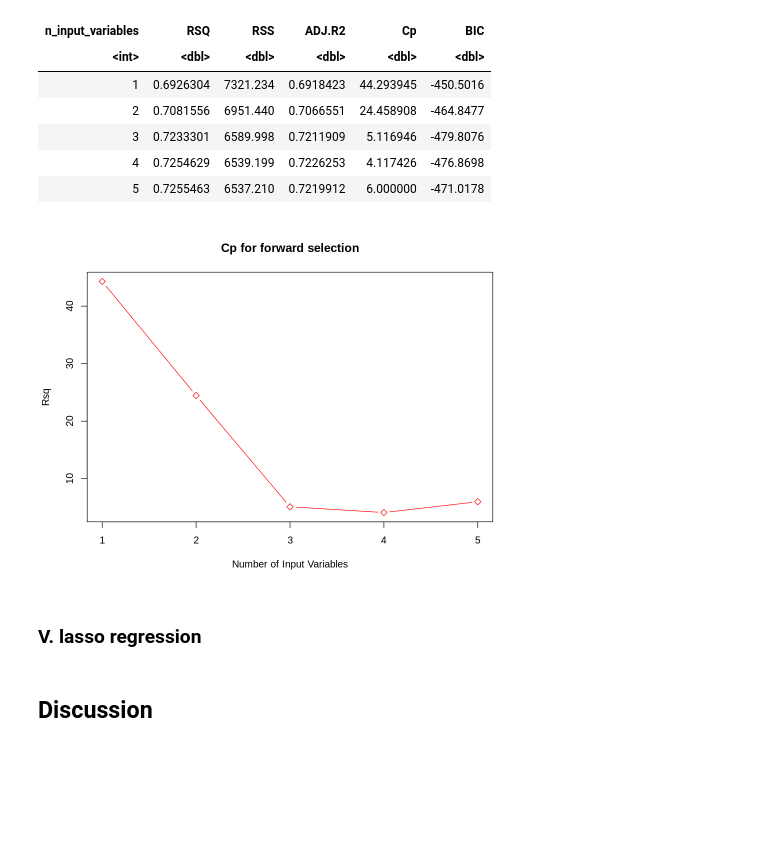
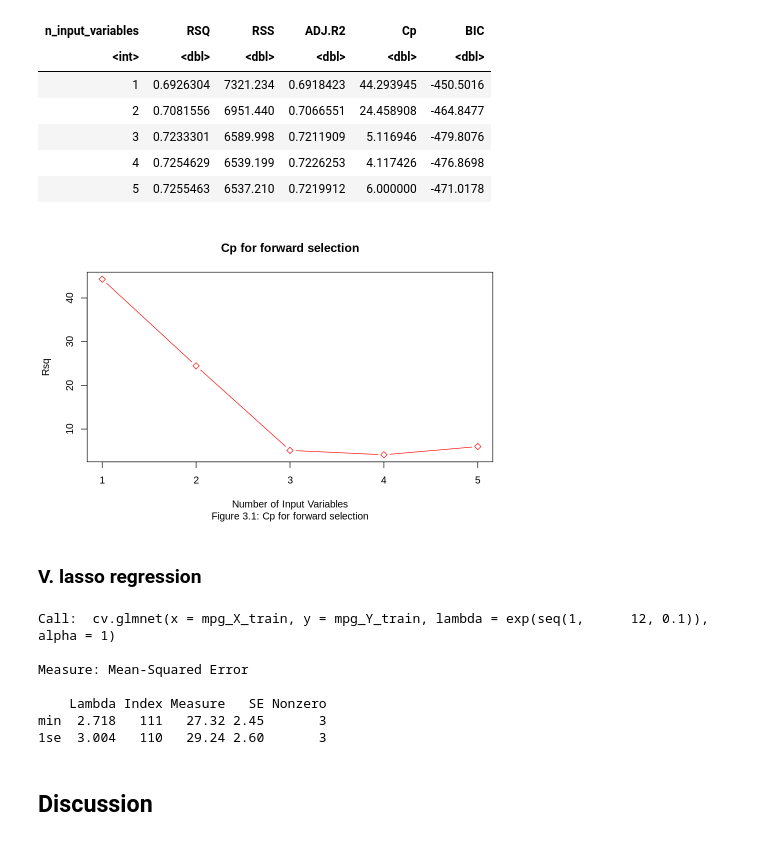
Before and after one commit to Jingfei-li/stat301-project, a Jupyter notebook: project_proposal.ipynb, the cells around one changed output. Drawn from its saved outputs; the diff is of its cells as text; code cells hidden in the pictures; blank space fills up the shorter version.

```diff
--- a/project_proposal.ipynb
+++ b/project_proposal.ipynb
@@ -237,11 +249,11 @@ A tibble: 5 × 6
 # %%
 plot(summary(mpg_forward_sel)$cp,
   main = "Cp for forward selection",
   xlab = "Number of Input Variables", ylab = "Rsq", type = "b", pch = 5,
-  col = "red"
+  col = "red", sub = "Figure 3.1: Cp for forward selection"
 )
 # %% [output]
-[figure, old version]
+[figure, new version]
 # %% [markdown]
 ### V. lasso regression
 # %%
@@ -274,6 +285,15 @@ mpg_cv_lambda_LASSO <- cv.glmnet(
   alpha = 1,
   lambda = exp(seq(1, 12, 0.1))
 )
+mpg_cv_lambda_LASSO
+# %% [output]
+Call:  cv.glmnet(x = mpg_X_train, y = mpg_Y_train, lambda = exp(seq(1,      12, 0.1)), alpha = 1)
+
+Measure: Mean-Squared Error
+
+    Lambda Index Measure   SE Nonzero
+min  2.718   111   27.32 2.45       3
+1se  3.004   110   29.24 2.60       3
 # %% [markdown]
 ## Discussion
 # %% [markdown]
```
Also changed, not shown: parts of 4 cells of this notebook.
